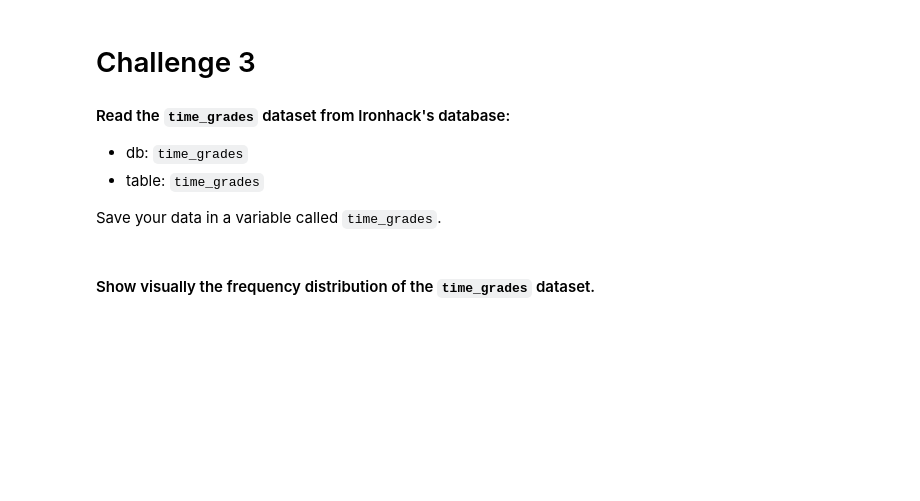
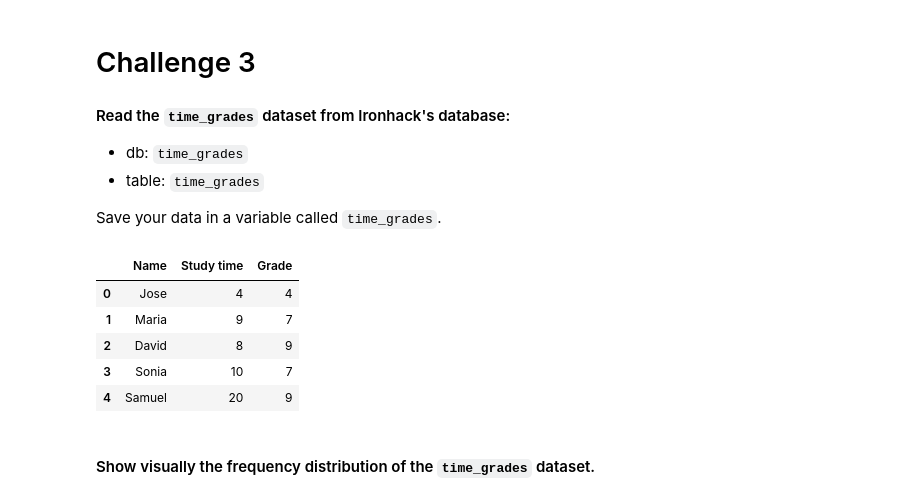
Before and after one commit to FHnt97/lab-pivot-table-and-correlation, a Jupyter notebook: your_code/main.ipynb, the cells around one changed output. Cells and saved outputs as stored; diff of their text form; code cells hidden in the pictures; blank space fills up the shorter version.

```diff
--- a/your_code/main.ipynb
+++ b/your_code/main.ipynb
@@ -347,2 +345,13 @@ Save your data in a variable called `time_grades`.
+# %%
+# your code here
+time_grades = pd.read_csv("time_grades.csv").drop("Unnamed: 0", axis=1)
+time_grades.head()
+# %% [output]
+|  | Name | Study time | Grade |
+| 0 | Jose | 4 | 4 |
+| 1 | Maria | 9 | 7 |
+| 2 | David | 8 | 9 |
+| 3 | Sonia | 10 | 7 |
+| 4 | Samuel | 20 | 9 |
 # %% [markdown]
 #### Show visually the frequency distribution of the `time_grades` dataset.
```
Also changed, not shown: parts of 13 cells of this notebook, 1 other file.
